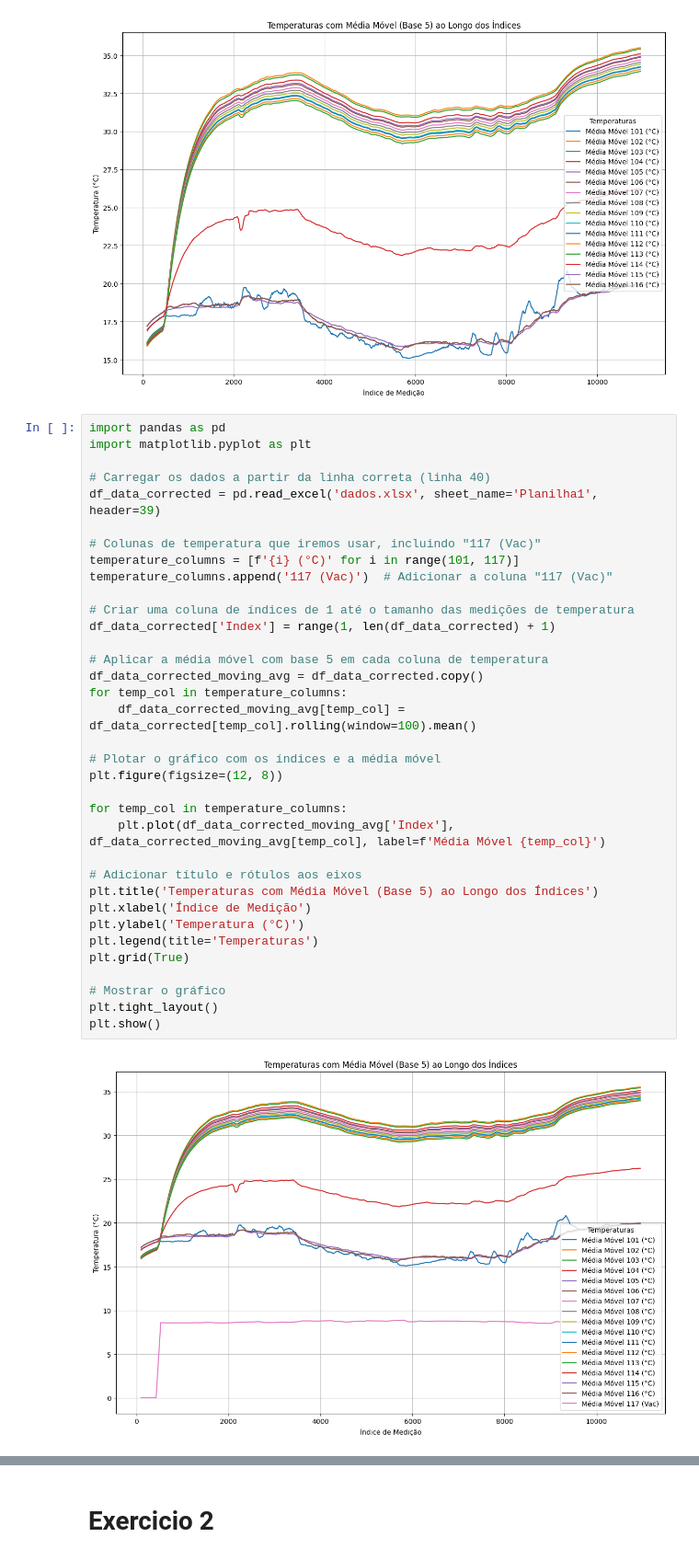
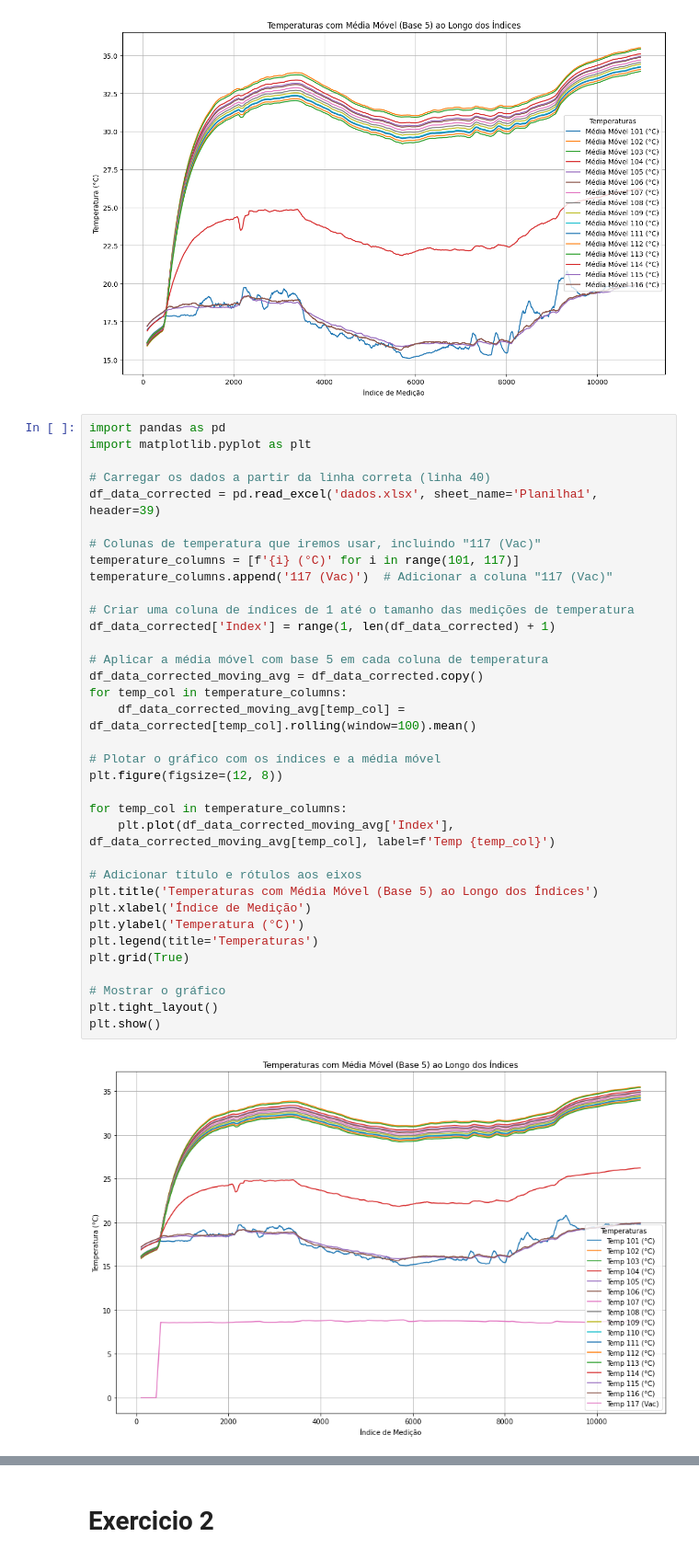
Before and after one commit to DanielMarcoD/Transcal, a Jupyter notebook: analisejp.ipynb, the cells around one changed output, grey strips where cells are left out. Shown at 92% size. Saved outputs shown, nothing was run; the diff lists cells and outputs as text.

```diff
--- a/analisejp.ipynb
+++ b/analisejp.ipynb
@@ -85,32 +87,32 @@ import matplotlib.pyplot as plt
 df_data_corrected = pd.read_excel('dados.xlsx', sheet_name='Planilha1', header=39)
 
 # Colunas de temperatura que iremos usar, incluindo "117 (Vac)"
 temperature_columns = [f'{i} (°C)' for i in range(101, 117)]
 temperature_columns.append('117 (Vac)')  # Adicionar a coluna "117 (Vac)"
 
 # Criar uma coluna de índices de 1 até o tamanho das medições de temperatura
 df_data_corrected['Index'] = range(1, len(df_data_corrected) + 1)
 
 # Aplicar a média móvel com base 5 em cada coluna de temperatura
 df_data_corrected_moving_avg = df_data_corrected.copy()
 for temp_col in temperature_columns:
     df_data_corrected_moving_avg[temp_col] = df_data_corrected[temp_col].rolling(window=100).mean()
 
 # Plotar o gráfico com os índices e a média móvel
 plt.figure(figsize=(12, 8))
 
 for temp_col in temperature_columns:
-    plt.plot(df_data_corrected_moving_avg['Index'], df_data_corrected_moving_avg[temp_col], label=f'Média Móvel {temp_col}')
+    plt.plot(df_data_corrected_moving_avg['Index'], df_data_corrected_moving_avg[temp_col], label=f'Temp {temp_col}')
 
 # Adicionar título e rótulos aos eixos
 plt.title('Temperaturas com Média Móvel (Base 5) ao Longo dos Índices')
 plt.xlabel('Índice de Medição')
 plt.ylabel('Temperatura (°C)')
 plt.legend(title='Temperaturas')
 plt.grid(True)
 
 # Mostrar o gráfico
 plt.tight_layout()
 plt.show()
 # %% [output]
-[figure, old version]
+[figure, new version]
```
Also changed, not shown: parts of 11 cells of this notebook.
